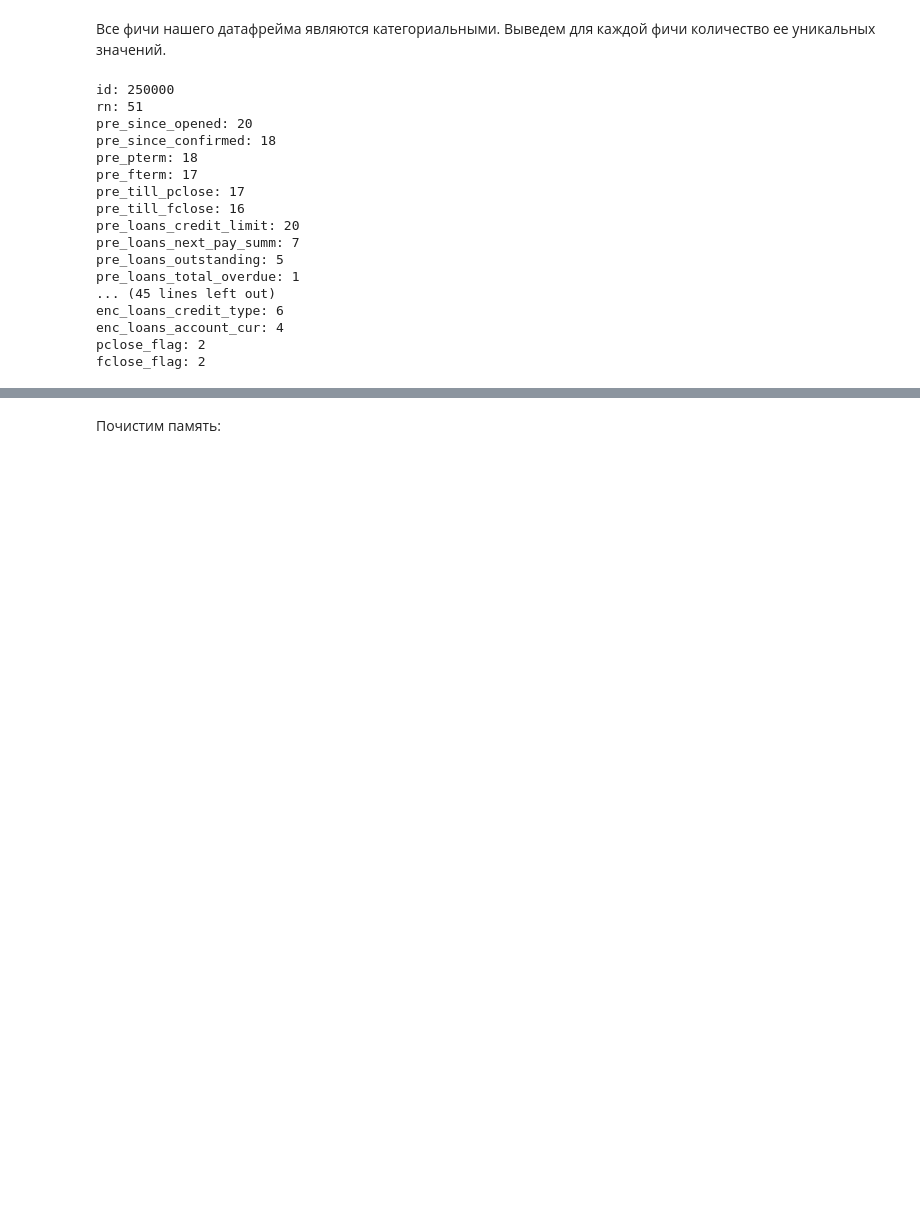
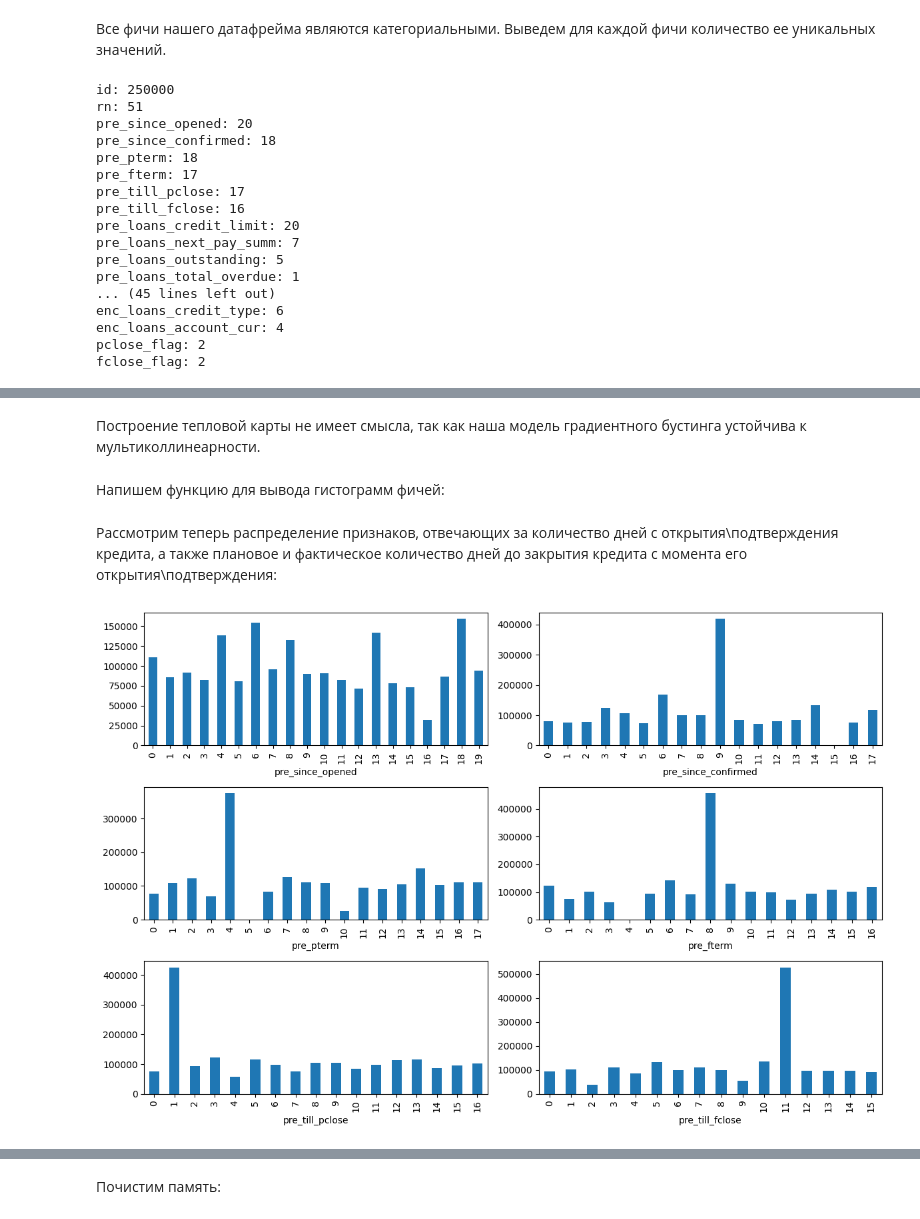
Before and after one commit to CasiCode/credit-scoring, a Jupyter notebook: credit_scoring.ipynb, the cells around one changed output, grey strips where cells are left out. Drawn from its saved outputs; the diff is of its cells as text; code cells hidden in the pictures; blank space fills up the shorter version.

```diff
--- a/credit_scoring.ipynb
+++ b/credit_scoring.ipynb
@@ -148,0 +181,26 @@ fclose_flag: 2
+# %% [markdown]
+Построение тепловой карты не имеет смысла, так как наша модель градиентного бустинга устойчива к мультиколлинеарности.
+# %% [markdown]
+Напишем функцию для вывода гистограмм фичей:
+# %%
+def plot_feature_hists(cols, xplots, yplots, figsize):
+    fig, axes = plt.subplots(yplots, xplots, figsize=figsize)
+    axes = axes.flatten()
+
+    for idx, col in enumerate(cols):
+        ax = axes[idx]
+        data_frame[col].value_counts().sort_index().plot.bar(ax=ax)
+
+    plt.tight_layout()
+    plt.show()
+# %% [markdown]
+Рассмотрим теперь распределение признаков, отвечающих за количество дней с открытия\подтверждения кредита, а также плановое и фактическое количество дней до закрытия кредита с момента его открытия\подтверждения:
+# %%
+cols = [
+    'pre_since_opened', 'pre_since_confirmed', 'pre_pterm',
+    'pre_fterm', 'pre_till_pclose', 'pre_till_fclose'
+]
+
+plot_feature_hists(cols, 2, 3, (12, 8))
+# %% [output]
+[figure, added]
```
Also changed, not shown: parts of 29 cells of this notebook.
